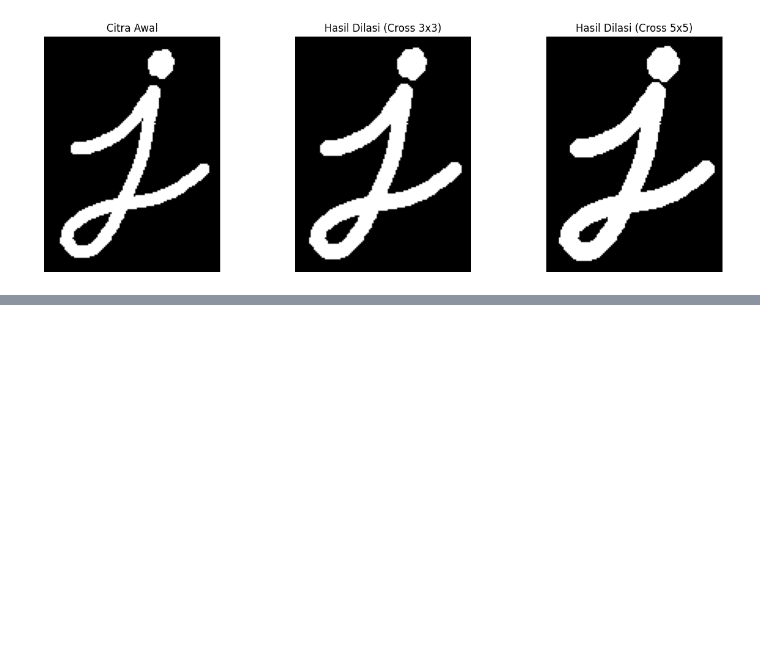
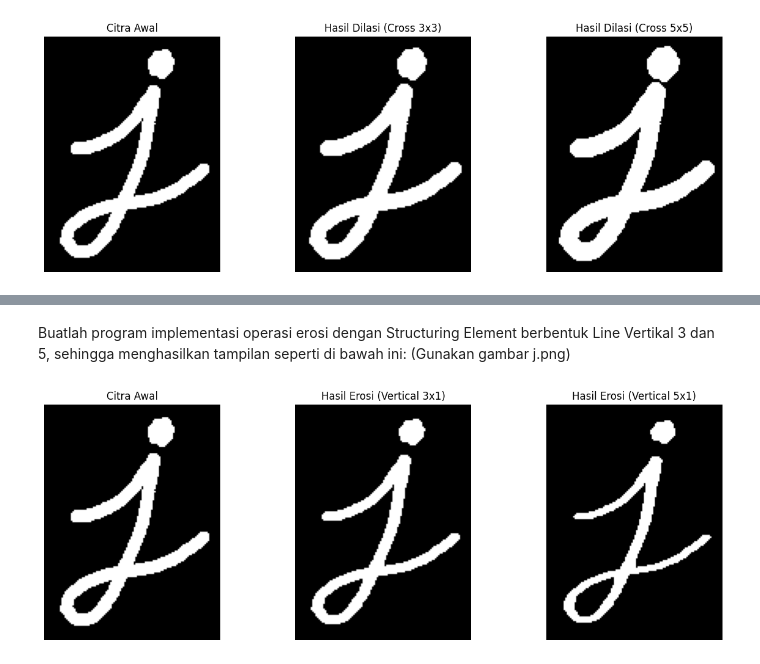
Before and after one commit to satriaabraarr/PCVK_Ganjil_2024, a Jupyter notebook: Modul9.ipynb, the cells around one changed output, grey strips where cells are left out. Saved outputs shown, nothing was run; the diff lists cells and outputs as text; code cells hidden in the pictures; blank space fills up the shorter version.

```diff
--- a/Modul9.ipynb
+++ b/Modul9.ipynb
@@ -508,0 +653,65 @@ plt.show()
+# %% [markdown]
+Buatlah program implementasi operasi erosi dengan Structuring Element berbentuk
+Line Vertikal 3 dan 5, sehingga menghasilkan tampilan seperti di bawah ini: (Gunakan
+gambar j.png)
+# %%
+# Fungsi untuk melakukan erosi
+def erosi_citra(image, SE):
+    rows, cols = image.shape
+    output_image = np.zeros((rows, cols), dtype=np.uint8)
+
+    # Padding untuk SE 3x1 dan 5x1
+    pad_size = (SE.shape[0] // 2, SE.shape[1] // 2)
+    padded_image = np.pad(image, pad_width=((pad_size[0], pad_size[0]), (0, 0)), mode='constant', constant_values=0)
+
+    # Proses erosi
+    for i in range(rows):
+        for j in range(cols):
+            # Ambil neighborhood sesuai dengan ukuran SE
+            neighborhood = padded_image[i:i + SE.shape[0], j]
+            # Cek apakah semua elemen SE yang aktif ada di neighborhood
+            if (neighborhood[SE[:, 0] == 1] == 255).all():
+                output_image[i, j] = 255
+            else:
+                output_image[i, j] = 0
+
+    return output_image
+
+# Membuat structuring element berbentuk garis vertikal 3x1 dan 5x1
+SE_vertical_3x1 = np.array([[1], [1], [1]], dtype=np.uint8)  # 3x1
+SE_vertical_5x1 = np.array([[1], [1], [1], [1], [1]], dtype=np.uint8)  # 5x1
+
+# Membaca gambar input dalam mode grayscale
+image = cv2.imread('drive/MyDrive/PCVK/image/Assets/j.png', cv2.IMREAD_GRAYSCALE)
+
+# Mengubah citra menjadi biner (thresholding)
+_, image_binary = cv2.threshold(image, 128, 255, cv2.THRESH_BINARY)
+
+# Terapkan operasi erosi
+eroded_image_vertical_3x1 = erosi_citra(image_binary, SE_vertical_3x1)
+eroded_image_vertical_5x1 = erosi_citra(image_binary, SE_vertical_5x1)
+
+# Menampilkan hasil erosi
+plt.figure(figsize=(15, 5))
+
+# Gambar asli
+plt.subplot(1, 3, 1)
+plt.title('Citra Awal')
+plt.imshow(image_binary, cmap='gray')
+plt.axis('off')
+
+# Gambar setelah operasi erosi (Vertical 3x1)
+plt.subplot(1, 3, 2)
+plt.title('Hasil Erosi (Vertical 3x1)')
+plt.imshow(eroded_image_vertical_3x1, cmap='gray')
+plt.axis('off')
+
+# Gambar setelah operasi erosi (Vertical 5x1)
+plt.subplot(1, 3, 3)
+plt.title('Hasil Erosi (Vertical 5x1)')
+plt.imshow(eroded_image_vertical_5x1, cmap='gray')
+plt.axis('off')
+
+plt.show()
+# %% [output]
+[figure, added]
```
Also changed, not shown: parts of 4 cells of this notebook.
